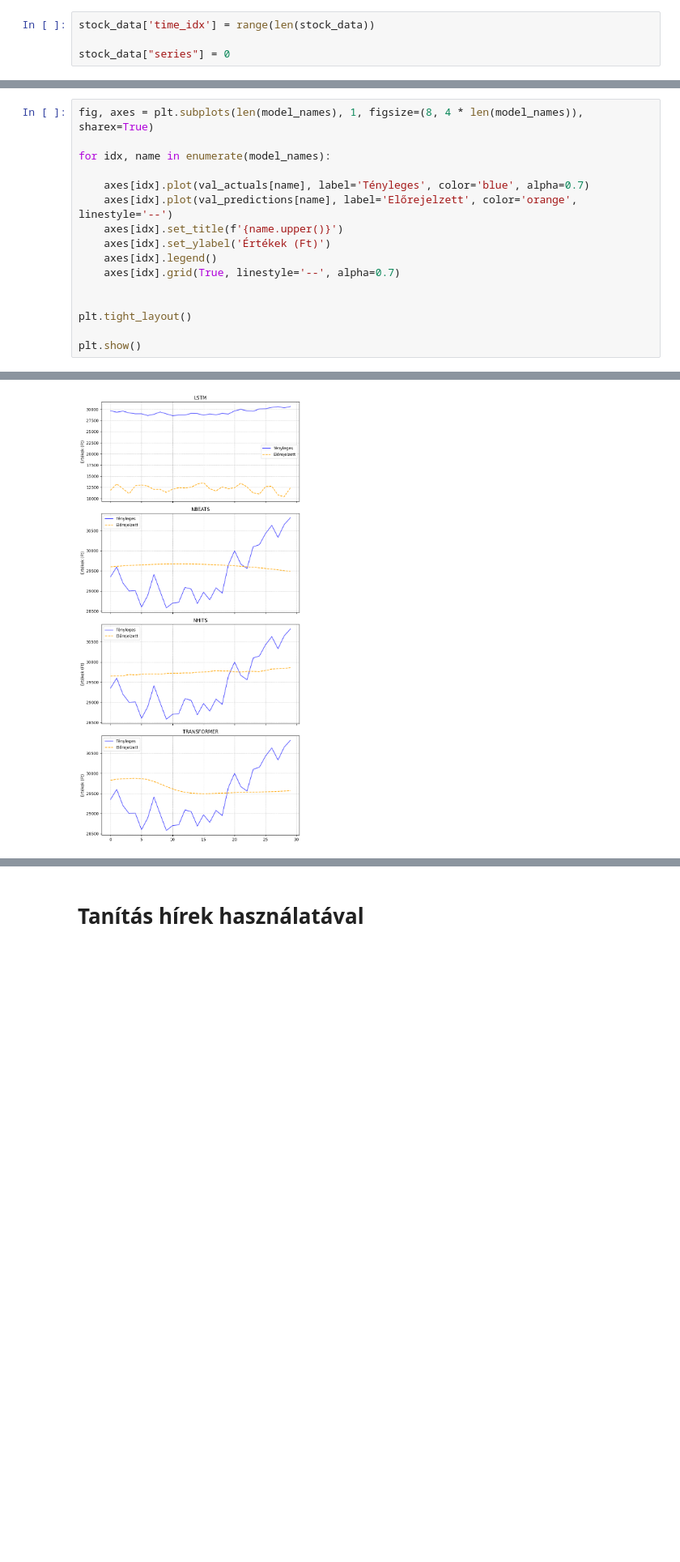
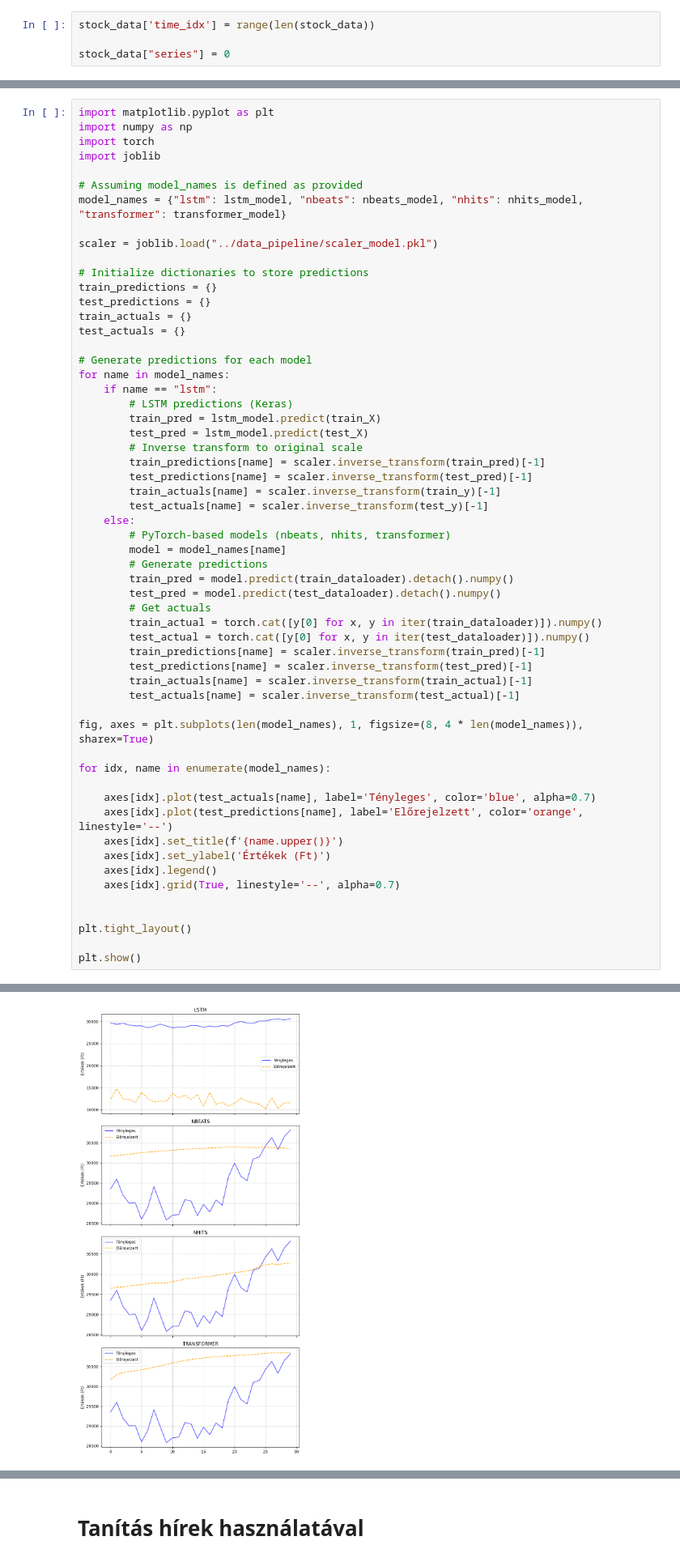
Before and after one commit to verespeter98/Diplomamunka, a Jupyter notebook: forecast_model_training/training_with_mlflow.ipynb, the cells around one changed output, grey strips where cells are left out. Shown at 81% size. Cells and saved outputs as stored; diff of their text form; blank space fills up the shorter version.

```diff
--- a/forecast_model_training/training_with_mlflow.ipynb
+++ b/forecast_model_training/training_with_mlflow.ipynb
@@ -440,10 +486,51 @@ c:\Users\veres\Documents\Diplomamunka\.venv\Lib\site-packages\lightning\pytorch\
 # %%
+import matplotlib.pyplot as plt
+import numpy as np
+import torch
+import joblib
+
+# Assuming model_names is defined as provided
+model_names = {"lstm": lstm_model, "nbeats": nbeats_model, "nhits": nhits_model, "transformer": transformer_model}
+
+scaler = joblib.load("../data_pipeline/scaler_model.pkl")
+
+# Initialize dictionaries to store predictions
+train_predictions = {}
+test_predictions = {}
+train_actuals = {}
+test_actuals = {}
+
+# Generate predictions for each model
+for name in model_names:
+    if name == "lstm":
+        # LSTM predictions (Keras)
+        train_pred = lstm_model.predict(train_X)
+        test_pred = lstm_model.predict(test_X)
+        # Inverse transform to original scale
+        train_predictions[name] = scaler.inverse_transform(train_pred)[-1]
+        test_predictions[name] = scaler.inverse_transform(test_pred)[-1]
+        train_actuals[name] = scaler.inverse_transform(train_y)[-1]
+        test_actuals[name] = scaler.inverse_transform(test_y)[-1]
+    else:
+        # PyTorch-based models (nbeats, nhits, transformer)
+        model = model_names[name]
+        # Generate predictions
+        train_pred = model.predict(train_dataloader).detach().numpy()
+        test_pred = model.predict(test_dataloader).detach().numpy()
+        # Get actuals
+        train_actual = torch.cat([y[0] for x, y in iter(train_dataloader)]).numpy()
+        test_actual = torch.cat([y[0] for x, y in iter(test_dataloader)]).numpy()
+        train_predictions[name] = scaler.inverse_transform(train_pred)[-1]
+        test_predictions[name] = scaler.inverse_transform(test_pred)[-1]
+        train_actuals[name] = scaler.inverse_transform(train_actual)[-1]
+        test_actuals[name] = scaler.inverse_transform(test_actual)[-1]
+
 fig, axes = plt.subplots(len(model_names), 1, figsize=(8, 4 * len(model_names)), sharex=True)
 
 for idx, name in enumerate(model_names):
 
-    axes[idx].plot(val_actuals[name], label='Tényleges', color='blue', alpha=0.7)
-    axes[idx].plot(val_predictions[name], label='Előrejelzett', color='orange', linestyle='--')
+    axes[idx].plot(test_actuals[name], label='Tényleges', color='blue', alpha=0.7)
+    axes[idx].plot(test_predictions[name], label='Előrejelzett', color='orange', linestyle='--')
     axes[idx].set_title(f'{name.upper()}')
     axes[idx].set_ylabel('Értékek (Ft)')
     axes[idx].legend()
@@ -457 +549 @@ plt.show()
-[figure, old version]
+[figure, new version]
```
Also changed, not shown: parts of 21 cells of this notebook, 4 other files.
